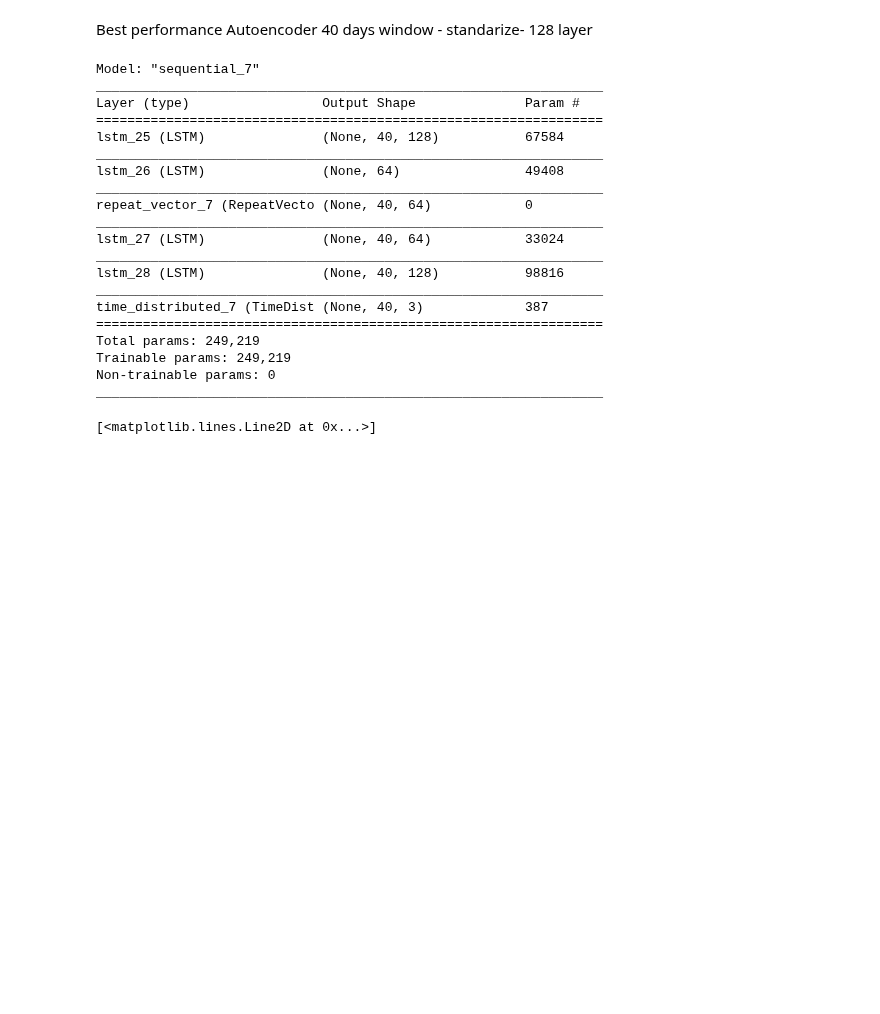
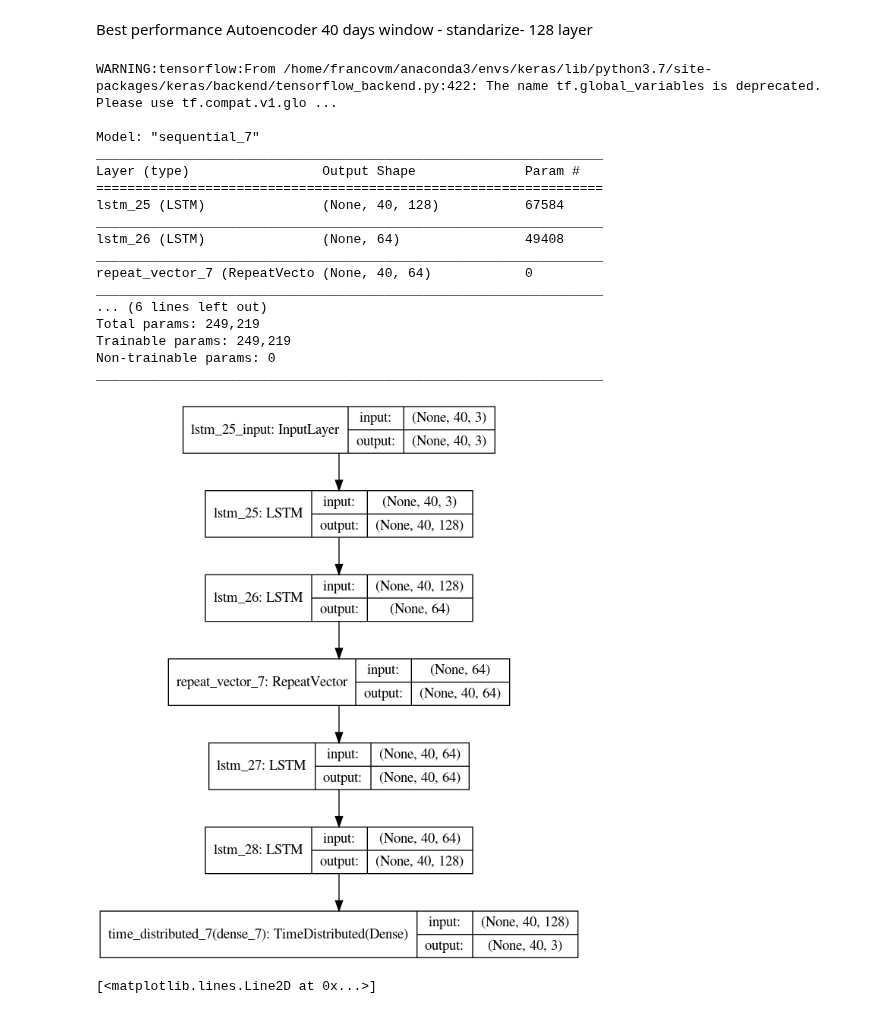
Before and after one commit to francovm/SSE, a Jupyter notebook: notebooks/14-Test-LSTM-Autoencoder.ipynb, the cells around one changed output. Cells and saved outputs as stored; diff of their text form; code cells hidden in the pictures; blank space fills up the shorter version.

```diff
--- a/notebooks/14-Test-LSTM-Autoencoder.ipynb
+++ b/notebooks/14-Test-LSTM-Autoencoder.ipynb
@@ -389,31 +391,30 @@ X_mahi = X_1_MAHI.reshape(X_1_MAHI.shape[0], lookback, n_features_MAHI)
 # %%
 # load model
 # learning_rate = 0.0001
 model = load_model("/home/francovm/Projects/SSE/models/Autoencoder/Autoencoder-classifier_LSTM_SSE_40window-stand.h5")
 # model = load_model("/home/francovm/Projects/SSE/models/Autoencoder/Autoencoder_LSTM_SSE_40shifted-stand.h5")
 # summarize model.
 model.summary()
+plot_model(model, show_shapes=True, show_layer_names=True)
 # %% [output]
+WARNING:tensorflow:From /home/francovm/anaconda3/envs/keras/lib/python3.7/site-packages/keras/backend/tensorflow_backend.py:422: The name tf.global_variables is deprecated. Please use tf.compat.v1.glo ...
+
 Model: "sequential_7"
 _________________________________________________________________
 Layer (type)                 Output Shape              Param #
 =================================================================
 lstm_25 (LSTM)               (None, 40, 128)           67584
 _________________________________________________________________
 lstm_26 (LSTM)               (None, 64)                49408
 _________________________________________________________________
 repeat_vector_7 (RepeatVecto (None, 40, 64)            0
 _________________________________________________________________
-lstm_27 (LSTM)               (None, 40, 64)            33024
-_________________________________________________________________
-lstm_28 (LSTM)               (None, 40, 128)           98816
-_________________________________________________________________
-time_distributed_7 (TimeDist (None, 40, 3)             387
-=================================================================
+... (6 lines left out)
 Total params: 249,219
 Trainable params: 249,219
 Non-trainable params: 0
 _________________________________________________________________
+[figure, added]
 # %%
 # Initialize a scaler using the training data.
 
```
Also changed, not shown: parts of 1 cell of this notebook, 2 other files.
